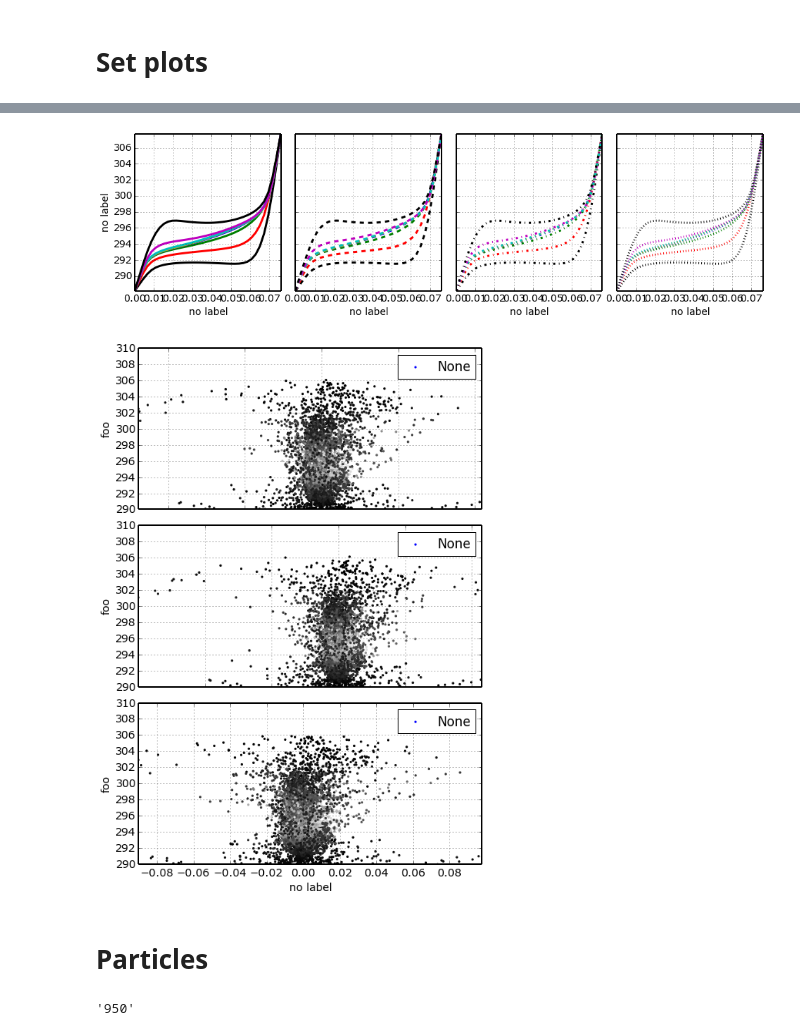
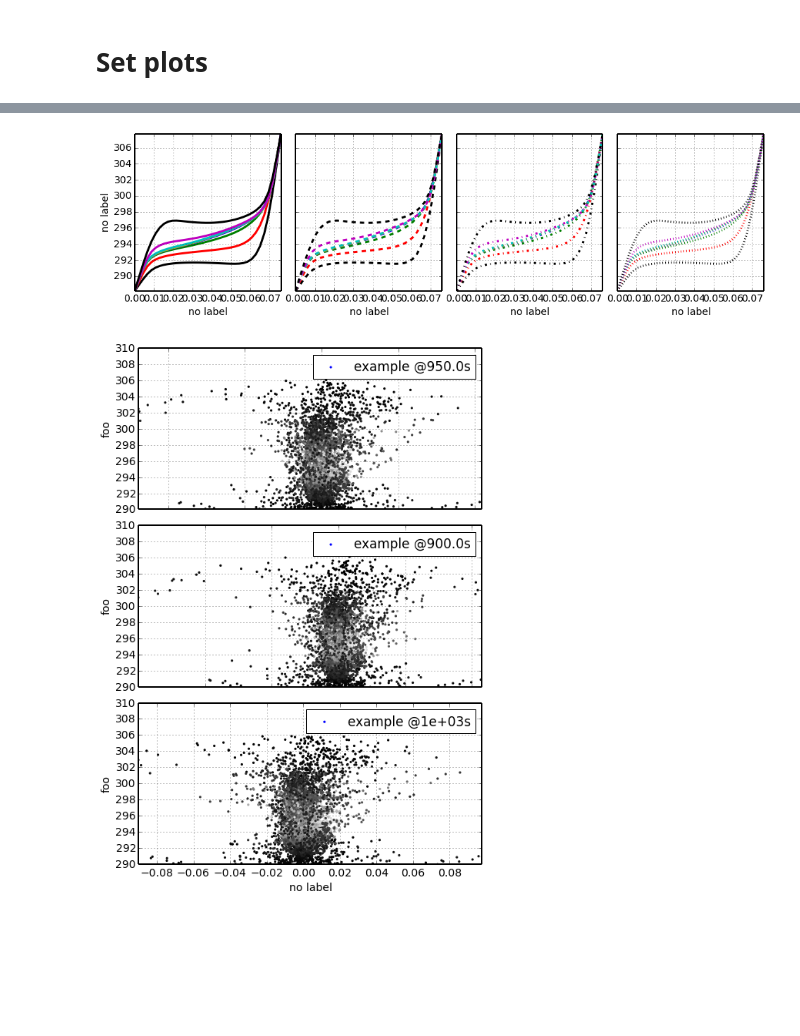
Before and after one commit to greole/owls, a Jupyter notebook: examples/example.ipynb, the cells around one changed output, grey strips where cells are left out. Drawn from its saved outputs; the diff is of its cells as text; code cells hidden in the pictures; blank space fills up the shorter version.

Commit message:
relative path to examples, bumped to new version

```diff
--- a/examples/example.ipynb
+++ b/examples/example.ipynb
@@ -3,6 +3,13 @@
 from FoamAna import *
 # %% [output]
 Populating the interactive namespace from numpy and matplotlib
+# %%
+try:
+    print base_dir
+except:
+    base_dir = ! pwd
+# %%
+examples_dir =  base_dir[0] + '/buoyantCavity/'
 # %%
 u_Capt = 'Velocity [m/s]'
 p_Capt = 'Position [m]'
@@ -14,8 +21,6 @@ ax = 'centerLine'
 part  = 'particle'
 
 sets_props = {}
-# %%
-examples_dir = '/home/go/code/anapy/examples/buoyantCavity/'
 # %%
 ### SETS ###
 cur_case = 'buoyantCavity'
@@ -65,22 +70,16 @@ for name, case in cases.iteritems():
             p.add(x=POS, y=T, subplot=i, symbol=s, name="bla")
     p.show()
 # %% [output]
-[figure, old version]
+[figure, new version]
 # %%
 # SCATTER PLOTS
 p = Plot(geom=[1,3],style='wide',leg=[0,1,2])
 p.color_style()
 for i,(time, case) in enumerate(eul_case.iteratetimes()):
     T = case['T']
     k = case['k']
-    U = case['u_w']
+    U = case['w']
     p.add(x=U, y=T, z=k, subplot=i)
 p.show()
 # %% [output]
-[figure, old version]
+[figure, new version]
-# %% [markdown]
-# Particles
-# %%
-eul_case.latest_time
-# %% [output]
-'950'
```
Also changed, not shown: parts of 5 cells of this notebook.
